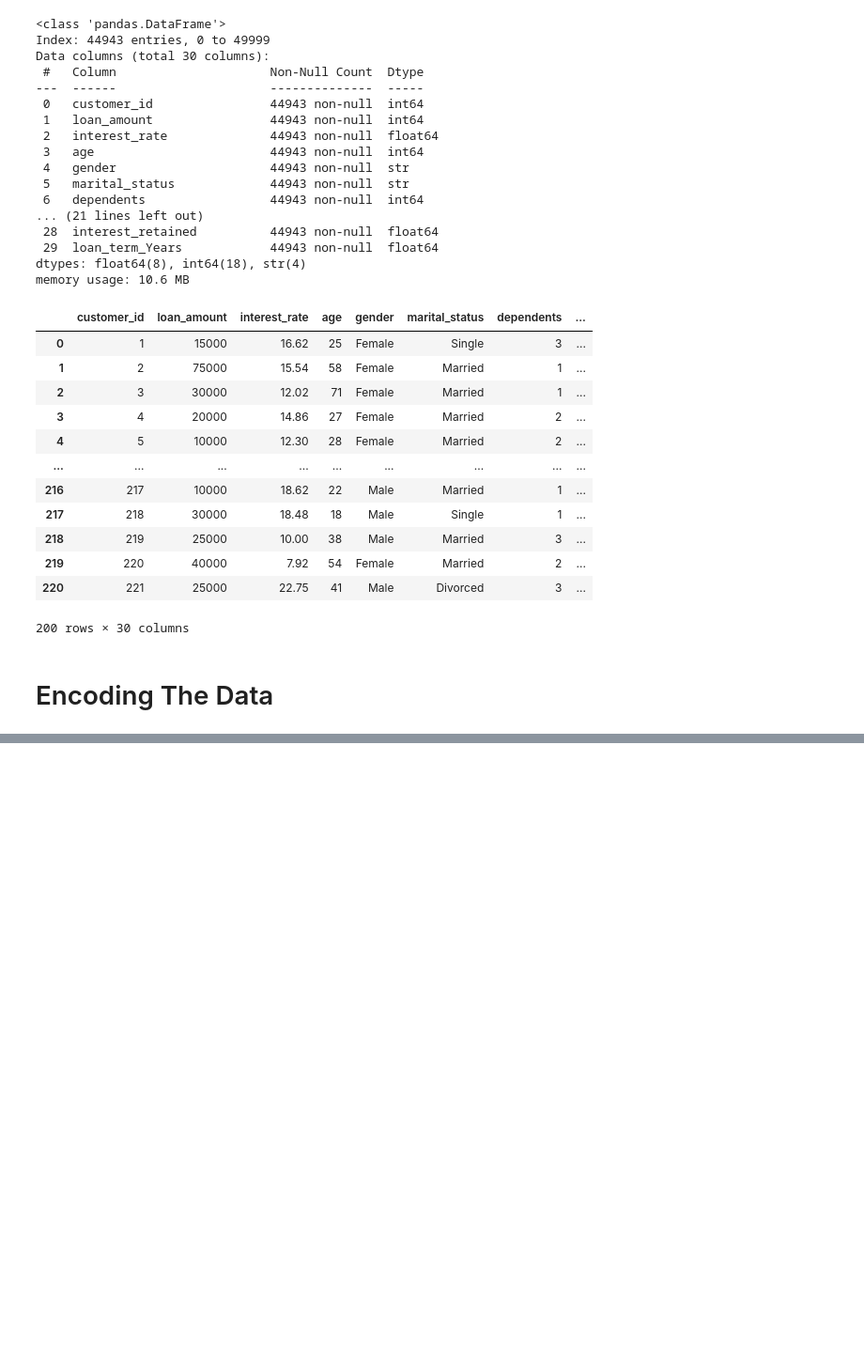
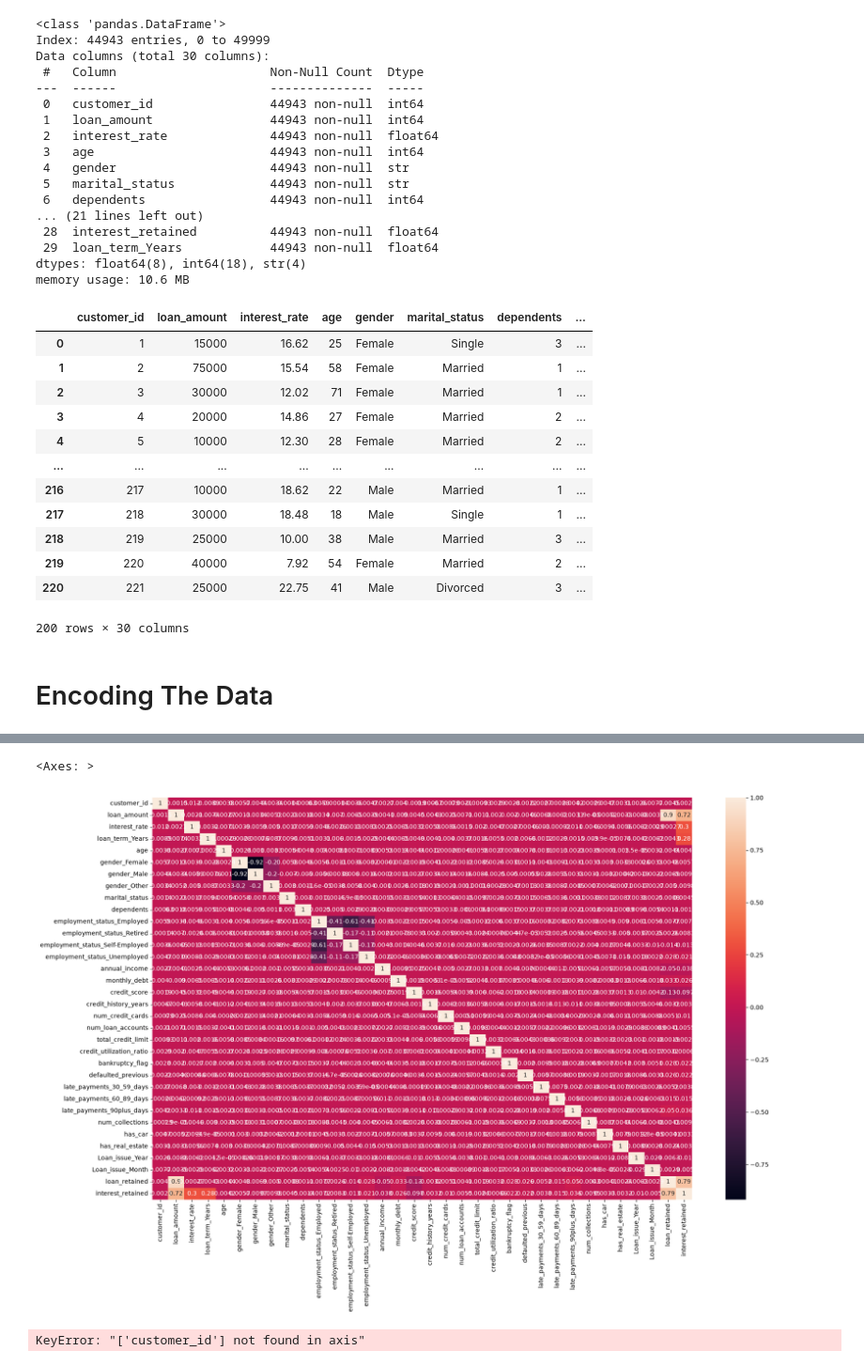
Before and after one commit to ompatilm4-web/Banking_Loan_Dataset, a Jupyter notebook: Notebooks/Analysis.ipynb, the cells around one changed output, grey strips where cells are left out. Shown at 94% size. Cells and saved outputs as stored; diff of their text form; code cells hidden in the pictures; blank space fills up the shorter version.

Commit message:
Encoded Data

```diff
--- a/Notebooks/Analysis.ipynb
+++ b/Notebooks/Analysis.ipynb
@@ -291,0 +429,2 @@ Data.head(200)
+# %%
+Cleaned_Data.drop('home_ownership',axis=1,inplace=True)
@@ -291,0 +466,40 @@ Data.head(200)
+# %%
+final_columns = [
+
+    'customer_id',
+    'loan_amount',
+    'interest_rate',
+    'loan_term_Years',
+
+    'age',
+    'gender_Female',
+    'gender_Male',
+    'gender_Other',
+    'marital_status',
+    'dependents',
+    'employment_status_Employed',
+    'employment_status_Retired',
+    'employment_status_Self-Employed',
+    'employment_status_Unemployed',
+    'annual_income',
+    'monthly_debt',
+    'credit_score',
+    'credit_history_years',
+    'num_credit_cards',
+    'num_loan_accounts',
+    'total_credit_limit',
+    'credit_utilization_ratio',
+    'bankruptcy_flag',
+    'defaulted_previous',
+    'late_payments_30_59_days',
+    'late_payments_60_89_days',
+    'late_payments_90plus_days',
+    'num_collections',
+    'has_car',
+    'has_real_estate',
+    'Loan_issue_Year',
+    'Loan_issue_Month',
+    'loan_retained',
+    'interest_retained'
+]
+Cleaned_Data = Cleaned_Data[final_columns]
@@ -291,0 +522,15 @@ Data.head(200)
+# %%
+plt.figure(figsize=(20,12))
+sns.heatmap(Cleaned_Data.corr(),annot=True)
+# %% [output]
+<Axes: >
+[figure, added]
+# %%
+Cleaned_Data.drop('customer_id',axis=1,inplace=True)
+Cleaned_Data.drop('age',axis=1,inplace=True)
+Cleaned_Data.drop('gender_Female',axis=1,inplace=True)
+Cleaned_Data.drop('gender_Male',axis=1,inplace=True)
+Cleaned_Data.drop('gender_Other',axis=1,inplace=True)
+# Cleaned_Data.drop
+# %% [output]
+KeyError: "['customer_id'] not found in axis"
```
Also changed, not shown: parts of 23 cells of this notebook, 2 other files.
